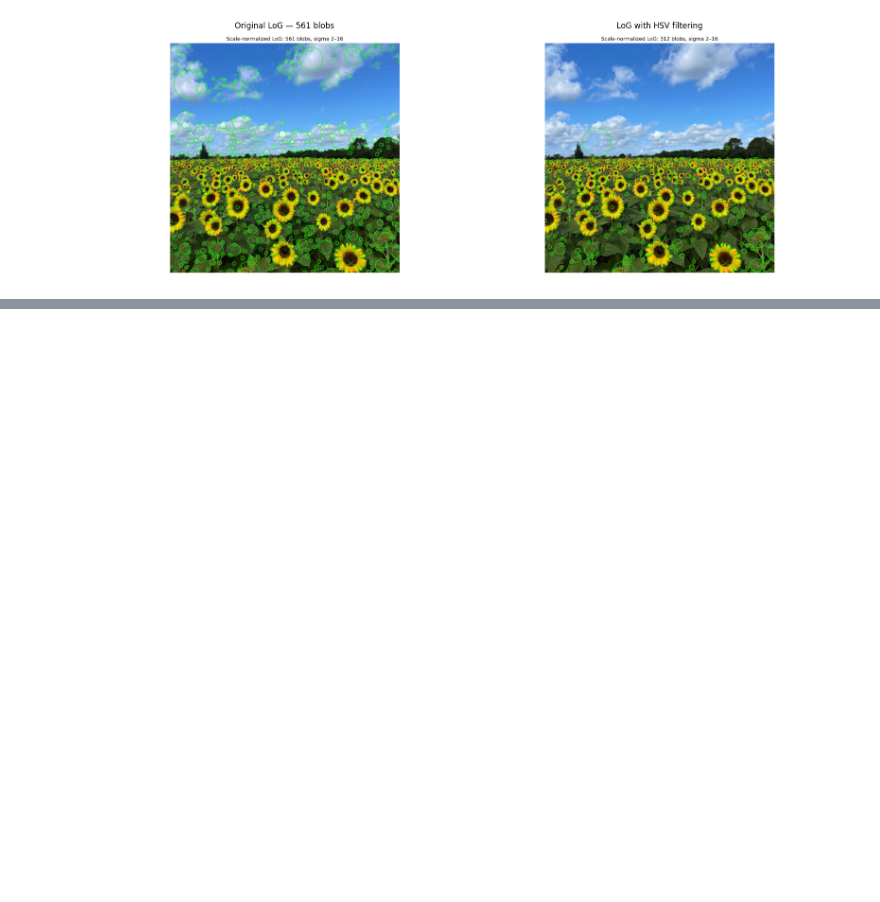
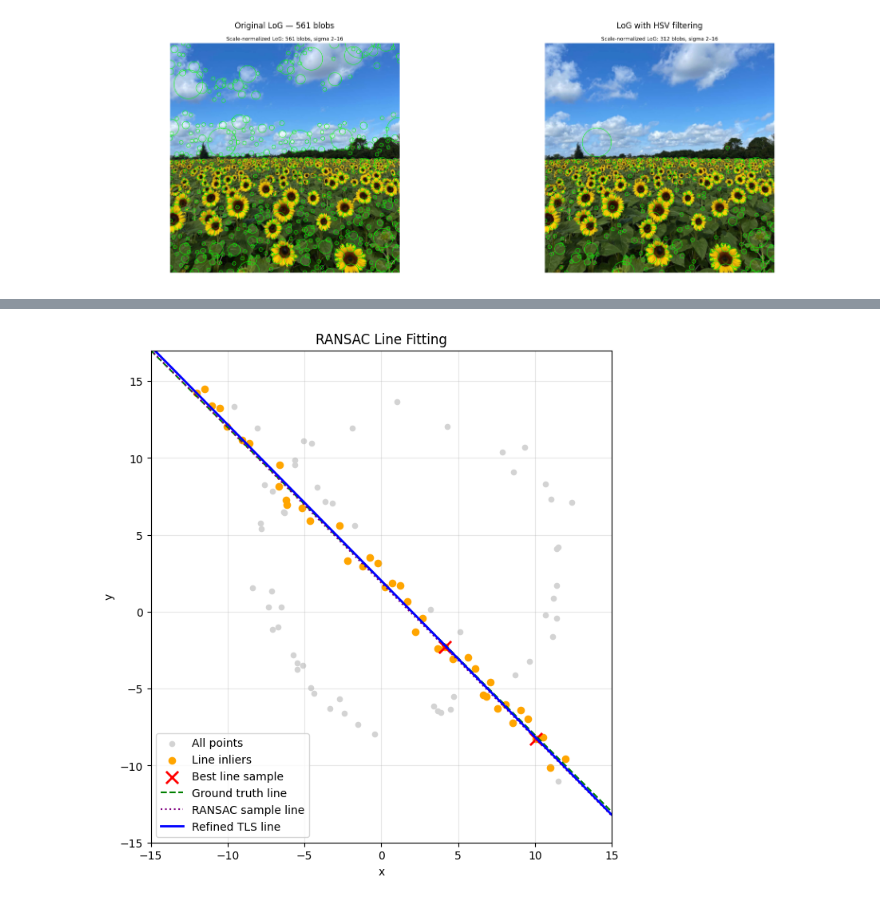
Before and after one commit to NisalJayaweera/EN3160-Fitting-and-Alignment, a Jupyter notebook: notebooks/Q1_Sunflower_Blob_Detection.ipynb, the cells around one changed output, grey strips where cells are left out. Saved outputs shown, nothing was run; the diff lists cells and outputs as text; code cells hidden in the pictures; blank space fills up the shorter version.

```diff
--- a/notebooks/Q1_Sunflower_Blob_Detection.ipynb
+++ b/notebooks/Q1_Sunflower_Blob_Detection.ipynb
@@ -172,0 +341,52 @@ plt.show()
+# %%
+
+def plot_line(ax, model, x_values, **kwargs):
+    a, b, d = model
+
+    if abs(b) > 1e-10:
+        y_values = (d - a * x_values) / b
+        ax.plot(x_values, y_values, **kwargs)
+    else:
+        ax.axvline(d / a, **kwargs)
+
+
+fig, ax = plt.subplots(figsize=(8, 8))
+
+ax.scatter(X[:, 0], X[:, 1],
+           s=20, color="lightgray", label="All points")
+
+ax.scatter(
+    X[line_result["inliers"], 0],
+    X[line_result["inliers"], 1],
+    s=35, color="orange", label="Line inliers"
+)
+
+sample = X[line_result["sample_indices"]]
+ax.scatter(sample[:, 0], sample[:, 1],
+           color="red", marker="x",
+           s=120, linewidth=2, label="Best line sample")
+
+x_values = np.linspace(-15, 15, 300)
+
+ax.plot(x_values, m_gt * x_values + b_gt,
+        "g--", label="Ground truth line")
+
+plot_line(ax, line_result["sample_model"], x_values,
+          color="purple", linestyle=":",
+          label="RANSAC sample line")
+
+plot_line(ax, line_result["model"], x_values,
+          color="blue", linewidth=2,
+          label="Refined TLS line")
+
+ax.set_xlim(-15, 15)
+ax.set_ylim(-15, 17)
+ax.set_aspect("equal")
+ax.set_title("RANSAC Line Fitting")
+ax.set_xlabel("x")
+ax.set_ylabel("y")
+ax.grid(alpha=0.3)
+ax.legend()
+plt.show()
+# %% [output]
+[figure, added]
```
Also changed, not shown: parts of 16 cells of this notebook.
